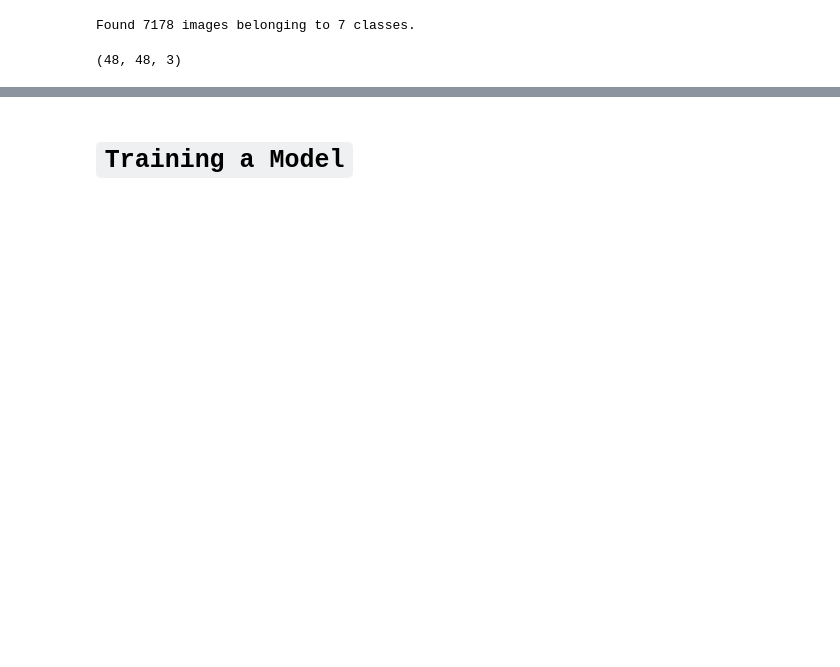
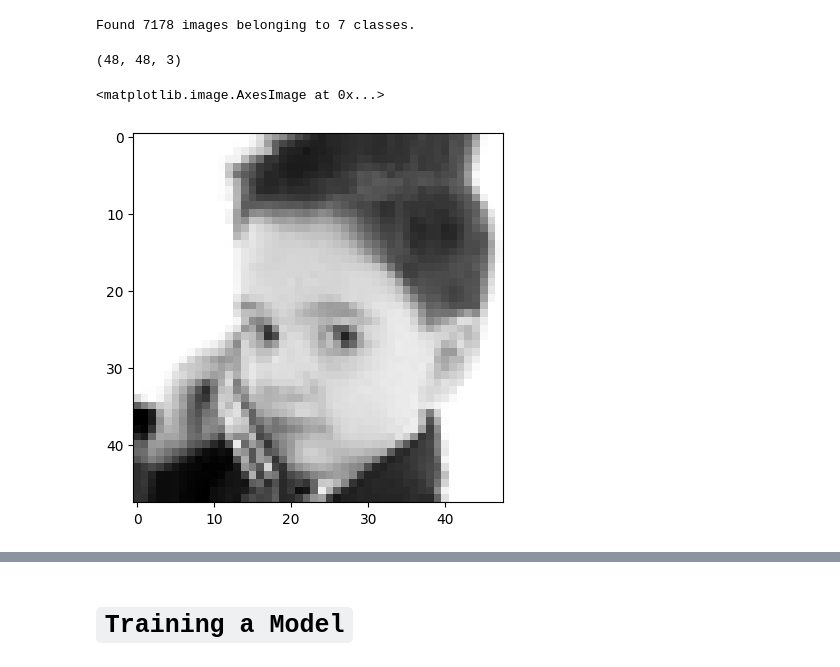
Before and after one commit to Sainath-10/Emotion_Detection_from_Faces_Project, a Jupyter notebook: Emotion_Detection_from_Faces_Project.ipynb, the cells around one changed output, grey strips where cells are left out. Cells and saved outputs as stored; diff of their text form; code cells hidden in the pictures; blank space fills up the shorter version.

```diff
--- a/Emotion_Detection_from_Faces_Project.ipynb
+++ b/Emotion_Detection_from_Faces_Project.ipynb
@@ -104,7 +106,8 @@ df
 IMG_HEIGHT = 48
 IMG_WIDTH = 48
 IMG_CHANNELS = 3
-batch_size = 32
+BATCH_SIZE = 32
+NUM_CLASSES = 7
 # %%
 # Preparing the Data
 
@@ -159,3 +148,10 @@ Found 7178 images belonging to 7 classes.
 train_data.image_shape
 # %% [output]
 (48, 48, 3)
+# %%
+batch_1 = next(train_data)
+
+plt.imshow(batch_1[0][0])
+# %% [output]
+<matplotlib.image.AxesImage at 0x...>
+[figure, added]
```
Also changed, not shown: parts of 32 cells of this notebook.
